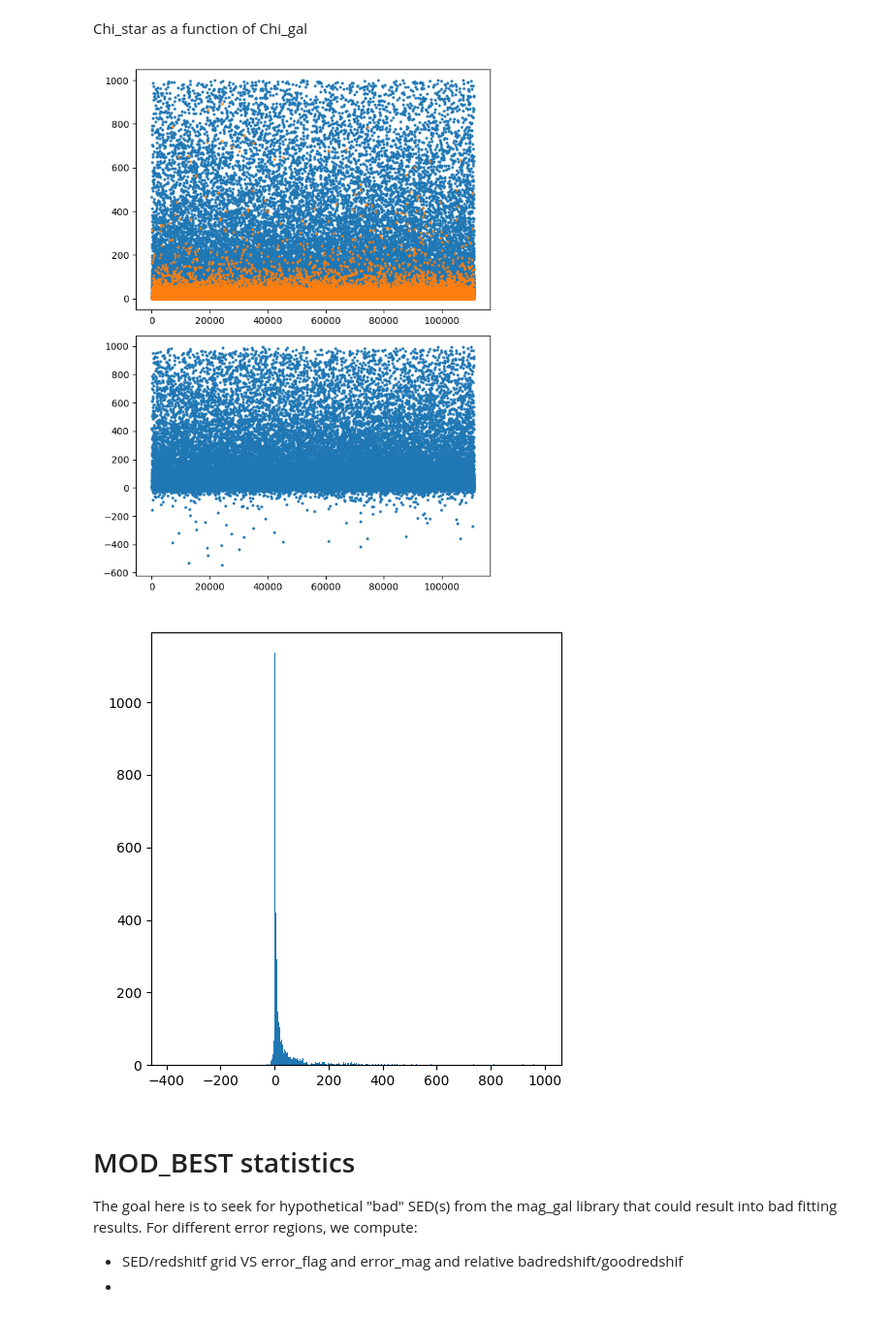
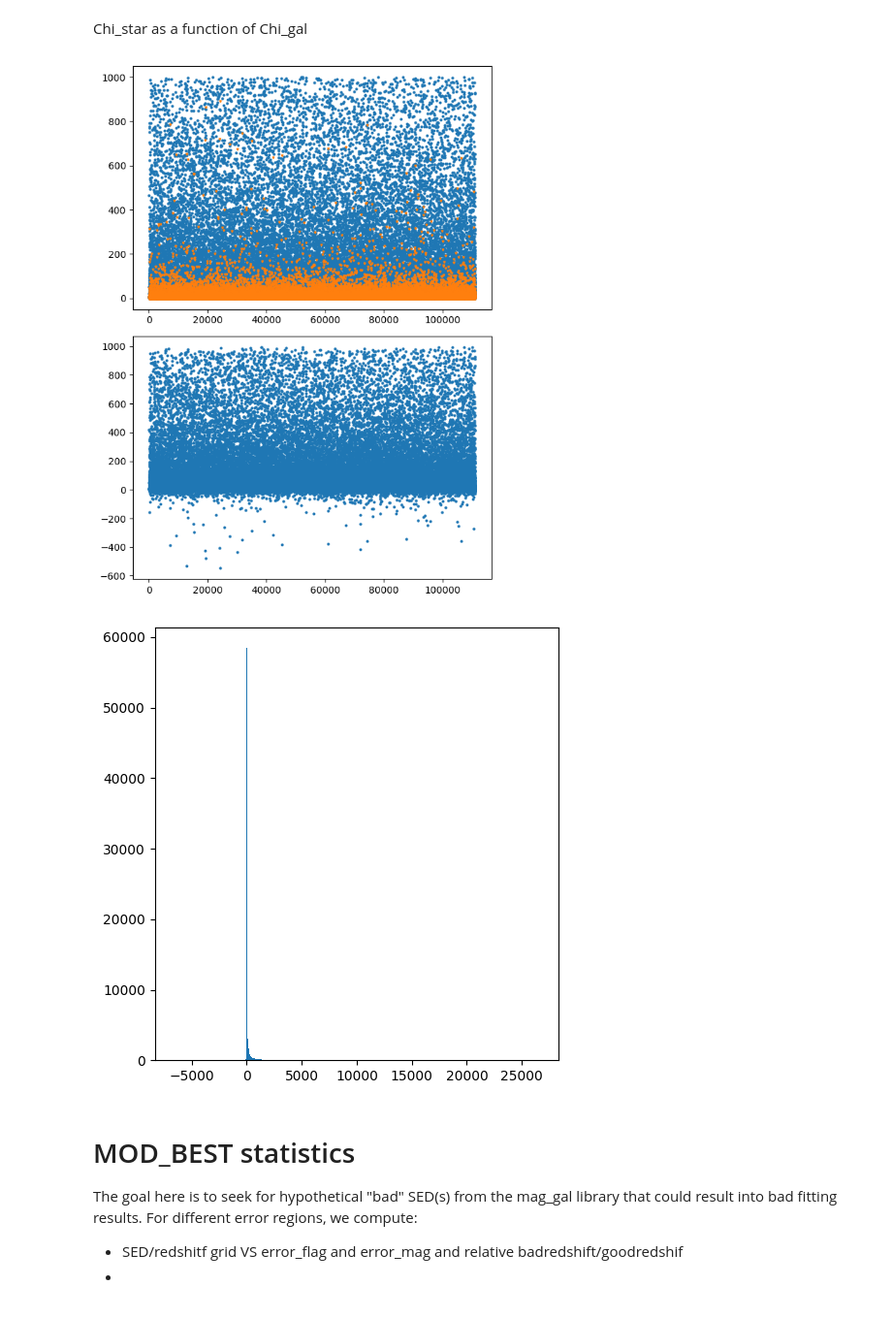
Before and after one commit to lephare-photoz/lephare, a Jupyter notebook: training_stats/notebooks/DC1_stargal_stats.ipynb, the cells around one changed output. Shown at 97% size. Saved outputs shown, nothing was run; the diff lists cells and outputs as text; code cells hidden in the pictures.

```diff
--- a/training_stats/notebooks/DC1_stargal_stats.ipynb
+++ b/training_stats/notebooks/DC1_stargal_stats.ipynb
@@ -11,12 +11,12 @@ import numpy as np
 import matplotlib.pyplot as plt
 import pandas as pd
 import os
-%matplotlib widget
-# %matplotlib inline
+# %matplotlib widget
+%matplotlib inline
 
 ###This notebook essentially uses the output catalog from zphota
 base_dir = os.path.abspath(os.path.join(os.getcwd(), '..')) #change to your lephare base_dir
-CAT_OUT = os.path.join(base_dir, 'simulation_catalogs/star_gal/DC1_Buzzard_PICKLES_LSST.out')
+CAT_OUT = os.path.join(base_dir, 'simulation_catalogs/star_gal/DC1_Buzzard_PICKLES_DES_typed.out')
 
 ##Transform commented header into header for pandas dataframe
 #extract header (line 47 in data file)
@@ -150,14 +155,15 @@ plt.plot(zphota['CHI_STAR'][mask]-zphota['CHI_BEST'][mask], markersize=2, marker
 
 plt.show()
 # %% [output]
-[figure, old version]
+[figure, new version]
 # %%
+# %matplotlib widget
 plt.figure(figsize=(5,5), tight_layout=True)
-mask = (zphota['CHI_BEST'] < 1e3) & (zphota['CHI_STAR'] < 1e3)
+mask = (zphota['CHI_BEST'] < 1e6)
 plt.hist(zphota['CHI_STAR'][mask]-zphota['CHI_BEST'][mask], bins=1000)
 plt.show()
 # %% [output]
-[figure, old version]
+[figure, new version]
 # %% [markdown]
 # MOD_BEST statistics
 
```
Also changed, not shown: parts of 6 cells of this notebook, 3 other files.
